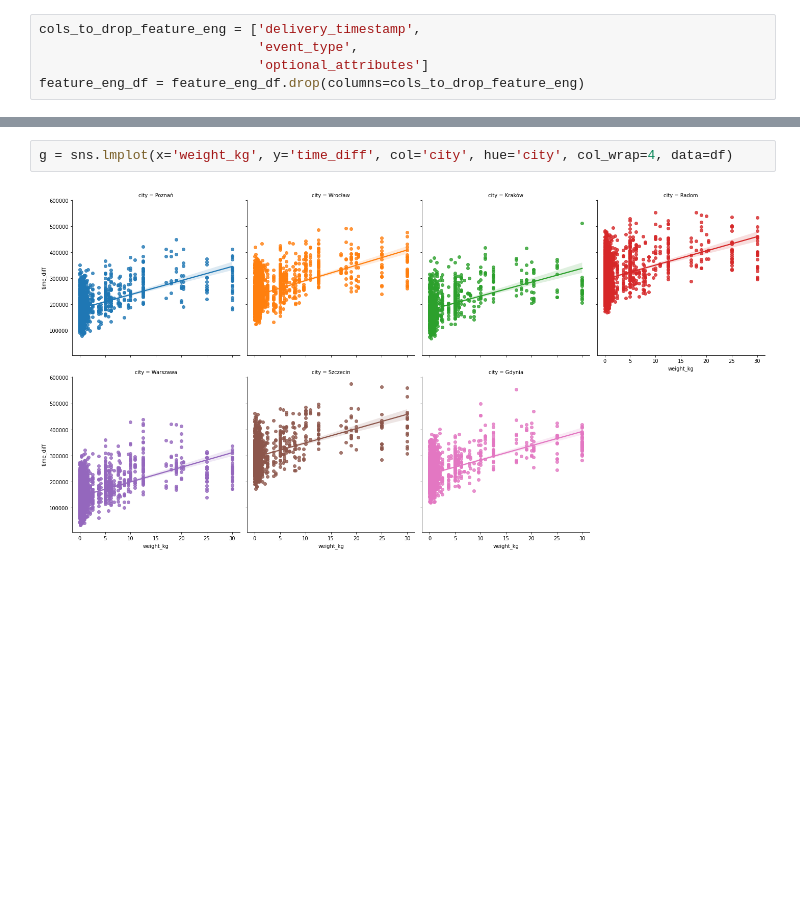
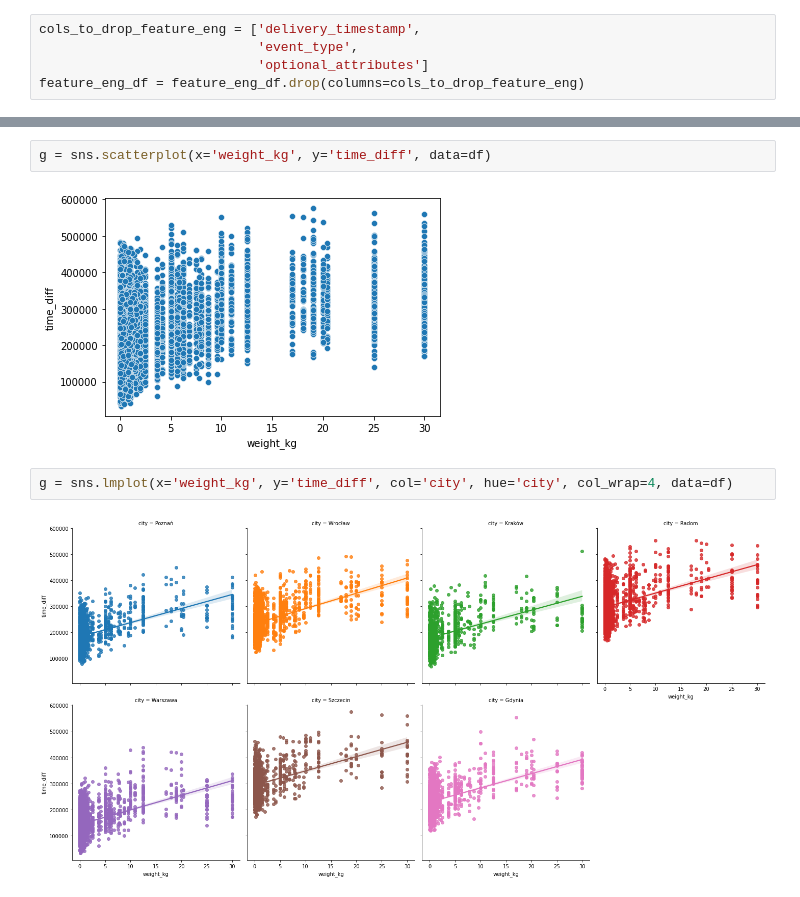
Before and after one commit to milosz-l/delivery-time, a Jupyter notebook: data_analysis.ipynb, the cells around one changed output, grey strips where cells are left out. Cells and saved outputs as stored; diff of their text form; blank space fills up the shorter version.

```diff
--- a/data_analysis.ipynb
+++ b/data_analysis.ipynb
@@ -649,3 +709,7 @@ ValueError: Found array with 0 sample(s) (shape=(0, 1)) while a minimum of 1 is
+# %%
+g = sns.scatterplot(x='weight_kg', y='time_diff', data=df)
+# %% [output]
+[figure, added]
 # %%
 g = sns.lmplot(x='weight_kg', y='time_diff', col='city', hue='city', col_wrap=4, data=df)
 # %% [output]
```
Also changed, not shown: parts of 6 cells of this notebook.
